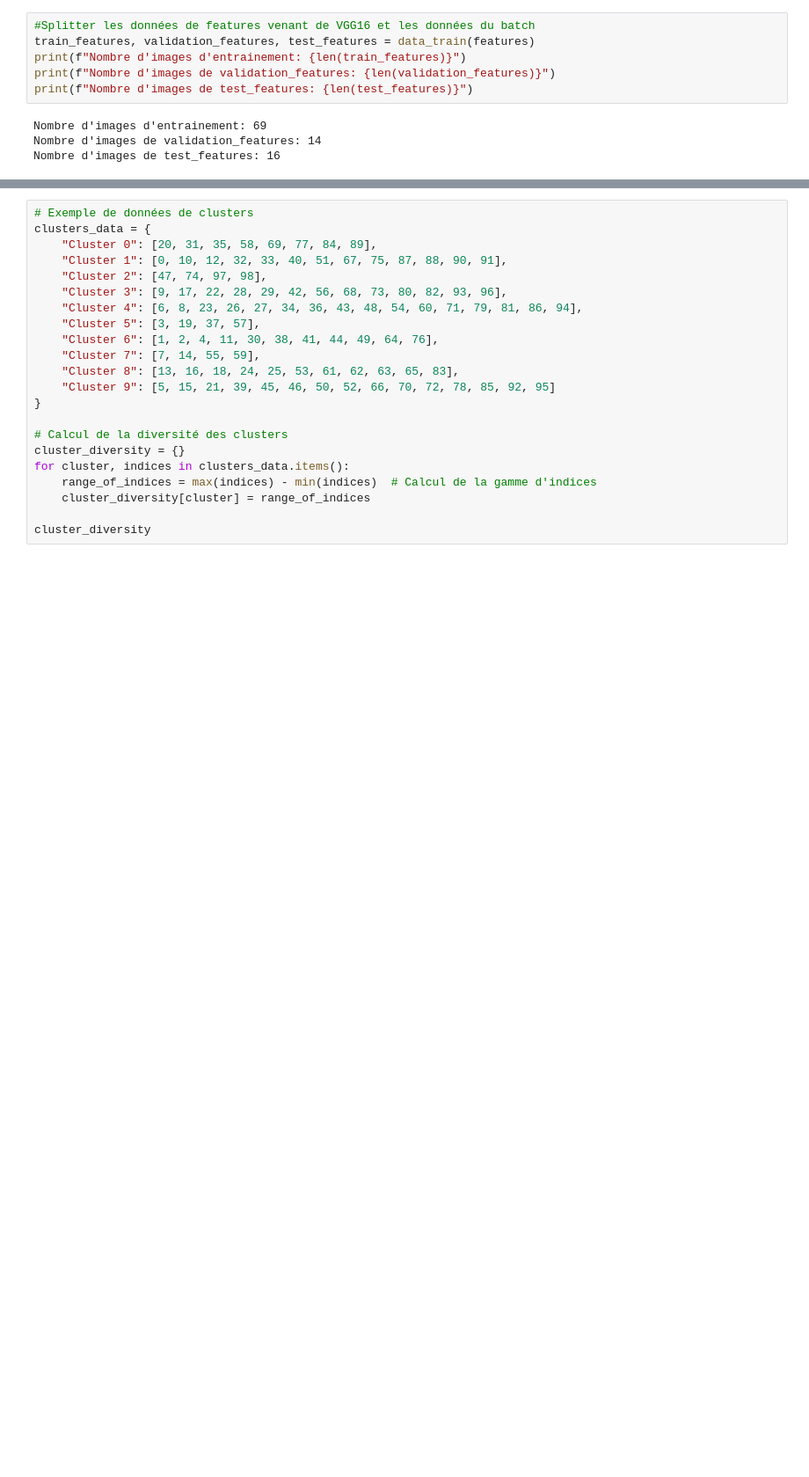
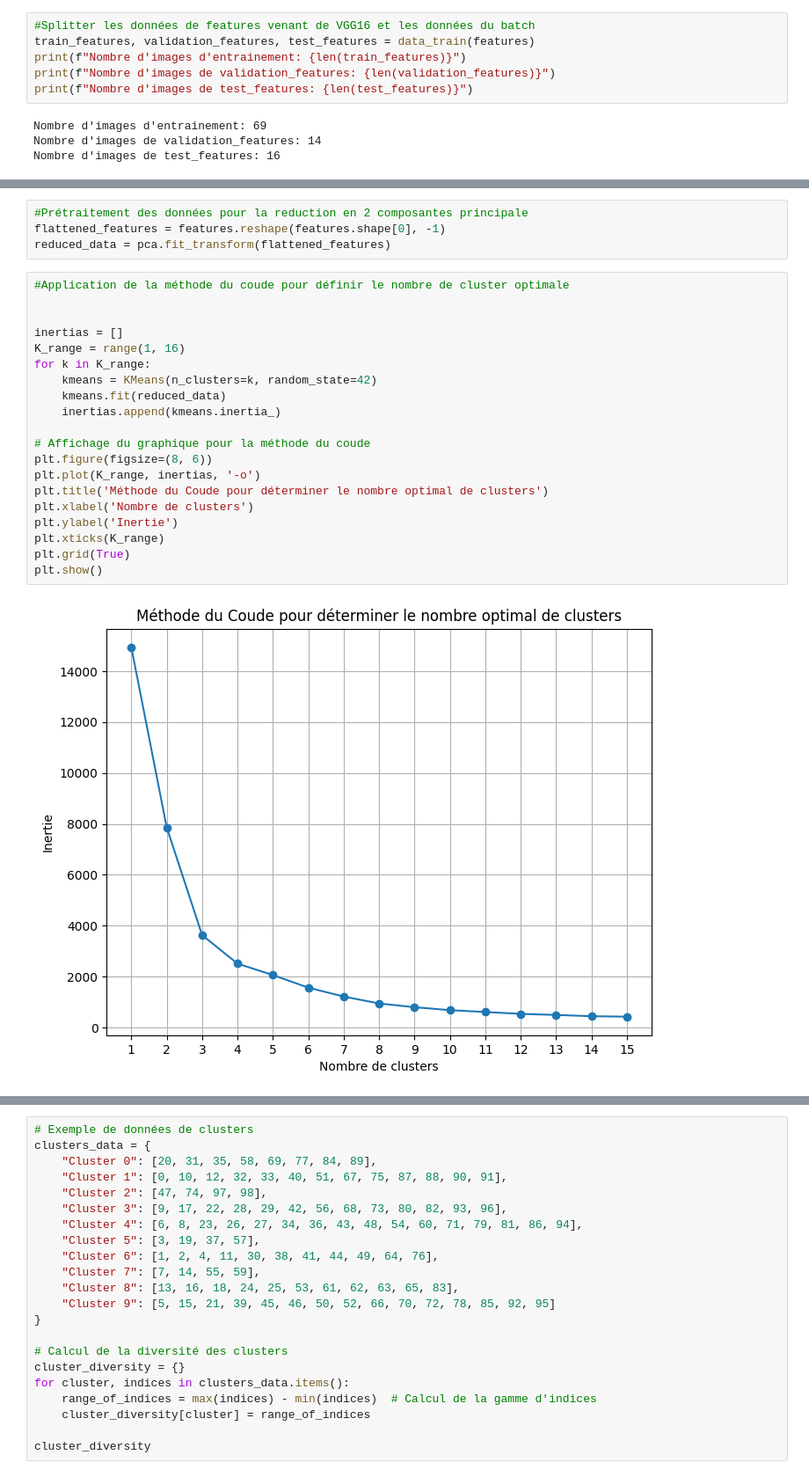
Before and after one commit to Nelson9594/astrophysics-image-processing-in-data-science, a Jupyter notebook: projetAstro.ipynb, the cells around one changed output, grey strips where cells are left out. Shown at 88% size. Cells and saved outputs as stored; diff of their text form; blank space fills up the shorter version.

Commit message:
Elbow Method Application

```diff
--- a/projetAstro.ipynb
+++ b/projetAstro.ipynb
@@ -242,0 +243,26 @@ print(features)
+# %%
+#Prétraitement des données pour la reduction en 2 composantes principale
+flattened_features = features.reshape(features.shape[0], -1)
+reduced_data = pca.fit_transform(flattened_features)
+# %%
+#Application de la méthode du coude pour définir le nombre de cluster optimale
+
+
+inertias = []
+K_range = range(1, 16)
+for k in K_range:
+    kmeans = KMeans(n_clusters=k, random_state=42)
+    kmeans.fit(reduced_data)
+    inertias.append(kmeans.inertia_)
+
+# Affichage du graphique pour la méthode du coude
+plt.figure(figsize=(8, 6))
+plt.plot(K_range, inertias, '-o')
+plt.title('Méthode du Coude pour déterminer le nombre optimal de clusters')
+plt.xlabel('Nombre de clusters')
+plt.ylabel('Inertie')
+plt.xticks(K_range)
+plt.grid(True)
+plt.show()
+# %% [output]
+[figure, added]
```
Also changed, not shown: parts of 11 cells of this notebook.
